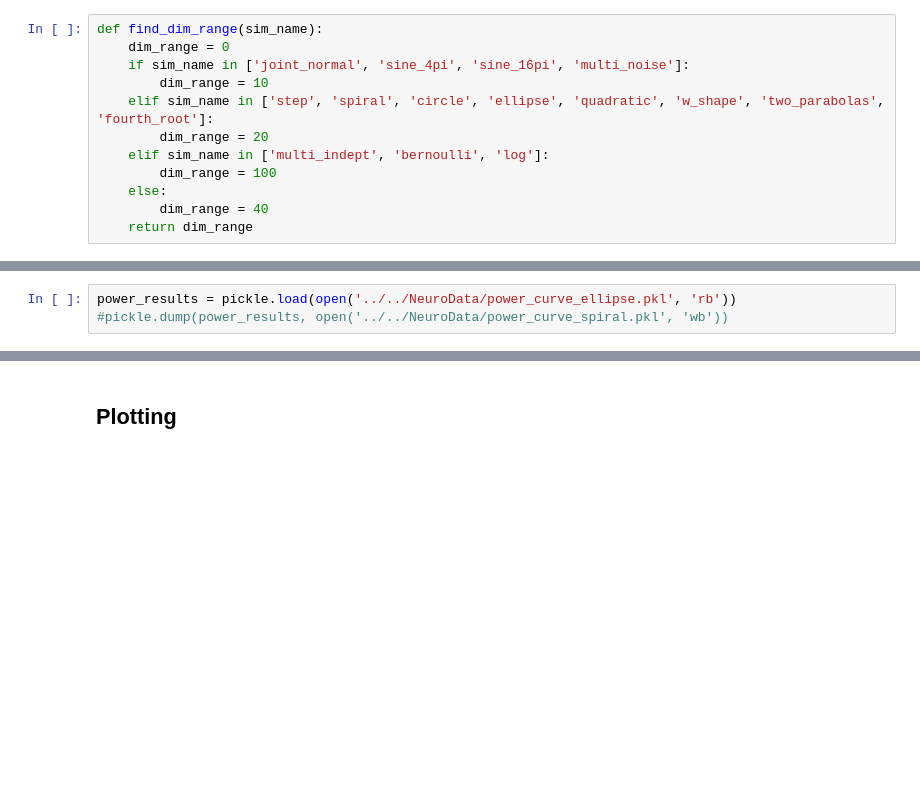
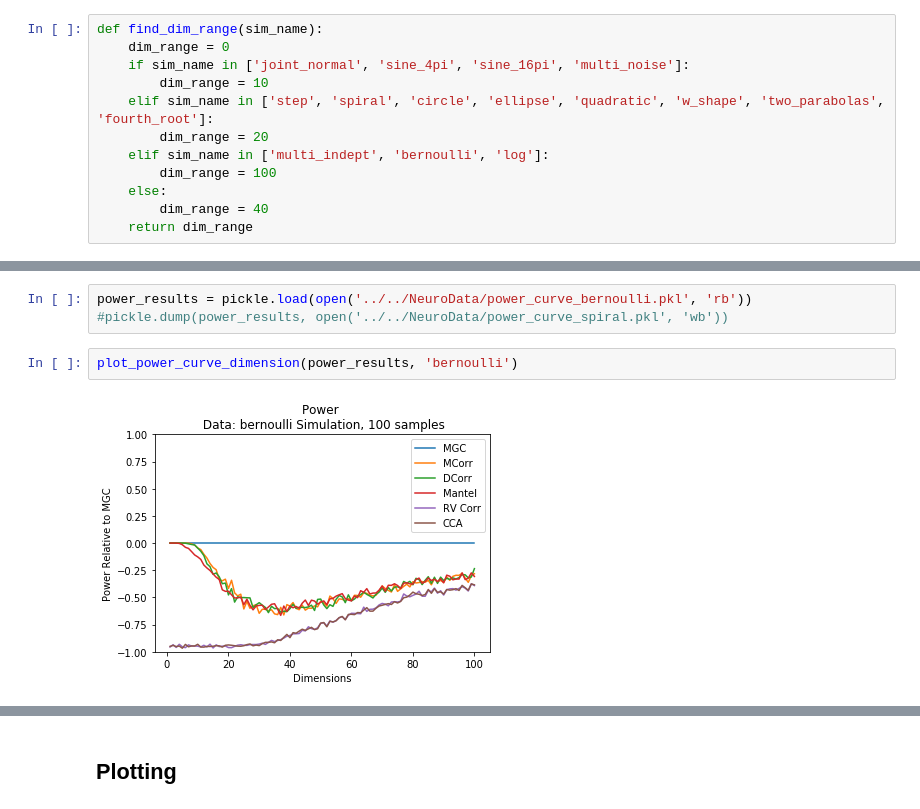
Before and after one commit to neurodata/mgcpy-old, a Jupyter notebook: demos/figure_2_power_curve.ipynb, the cells around one changed output, grey strips where cells are left out. Drawn from its saved outputs; the diff is of its cells as text; blank space fills up the shorter version.

```diff
--- a/demos/figure_2_power_curve.ipynb
+++ b/demos/figure_2_power_curve.ipynb
@@ -135,3 +290,7 @@ power_results = compute_all_power(multi_noise_sim, 2, 'multi')
 # %%
-power_results = pickle.load(open('../../NeuroData/power_curve_ellipse.pkl', 'rb'))
+power_results = pickle.load(open('../../NeuroData/power_curve_bernoulli.pkl', 'rb'))
 #pickle.dump(power_results, open('../../NeuroData/power_curve_spiral.pkl', 'wb'))
+# %%
+plot_power_curve_dimension(power_results, 'bernoulli')
+# %% [output]
+[figure, added]
```
Also changed, not shown: parts of 17 cells of this notebook, 8 other files.
